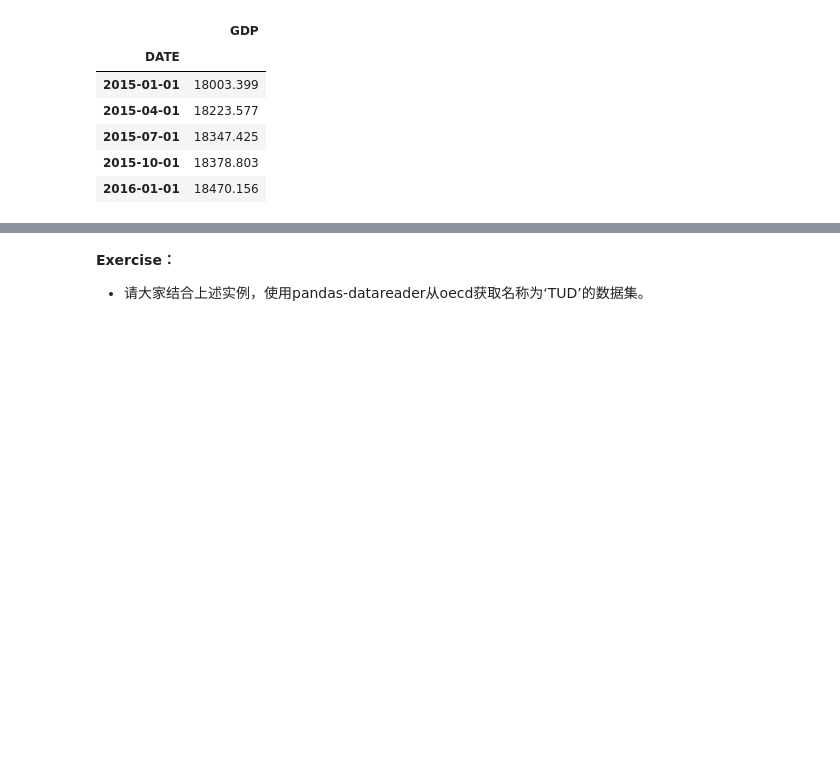
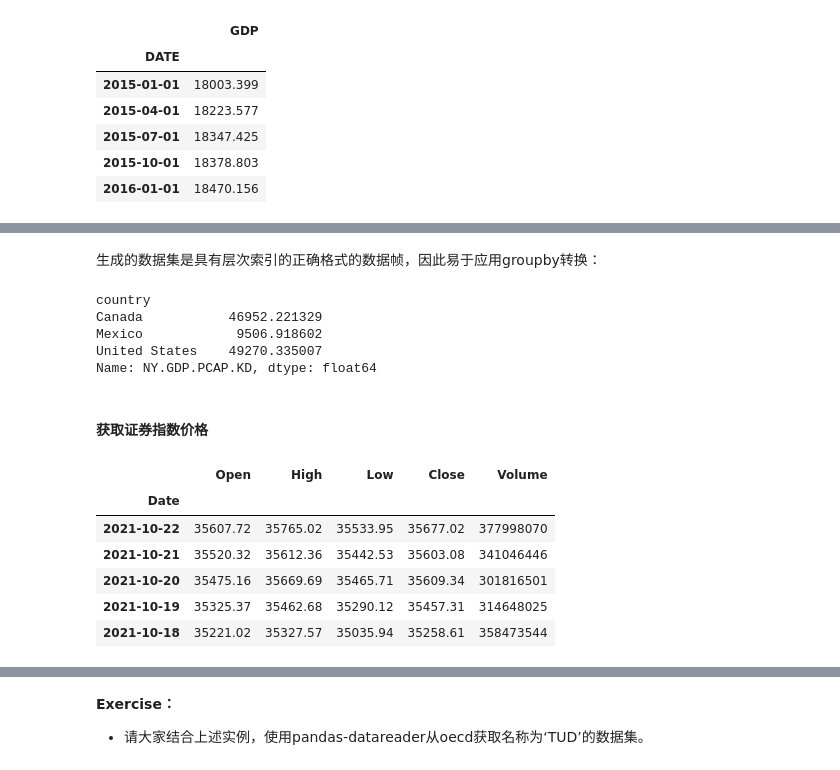
Before and after one commit to superMC5657/jrxy_python_course, a Jupyter notebook: DataSession/API_and_Data_Retrieval.ipynb, the cells around one changed output, grey strips where cells are left out. Saved outputs shown, nothing was run; the diff lists cells and outputs as text; code cells hidden in the pictures; blank space fills up the shorter version.

```diff
--- a/DataSession/API_and_Data_Retrieval.ipynb
+++ b/DataSession/API_and_Data_Retrieval.ipynb
@@ -92,0 +180,25 @@ gdp.head()
+# %% [markdown]
+生成的数据集是具有层次索引的正确格式的数据帧，因此易于应用groupby转换：
+# %%
+dat['NY.GDP.PCAP.KD'].groupby(level=0).mean()
+# %% [output]
+country
+Canada           46952.221329
+Mexico            9506.918602
+United States    49270.335007
+Name: NY.GDP.PCAP.KD, dtype: float64
+# %% [markdown]
+#### 获取证券指数价格
+# %%
+import pandas_datareader.data as web
+
+f = web.DataReader('^DJI', 'stooq')
+f.head()
+# %% [output]
+|  | Open | High | Low | Close | Volume |
+| Date |  |  |  |  |  |
+| 2021-10-22 | 35607.72 | 35765.02 | 35533.95 | 35677.02 | 377998070 |
+| 2021-10-21 | 35520.32 | 35612.36 | 35442.53 | 35603.08 | 341046446 |
+| 2021-10-20 | 35475.16 | 35669.69 | 35465.71 | 35609.34 | 301816501 |
+| 2021-10-19 | 35325.37 | 35462.68 | 35290.12 | 35457.31 | 314648025 |
+| 2021-10-18 | 35221.02 | 35327.57 | 35035.94 | 35258.61 | 358473544 |
```
Also changed, not shown: parts of 37 cells of this notebook.
